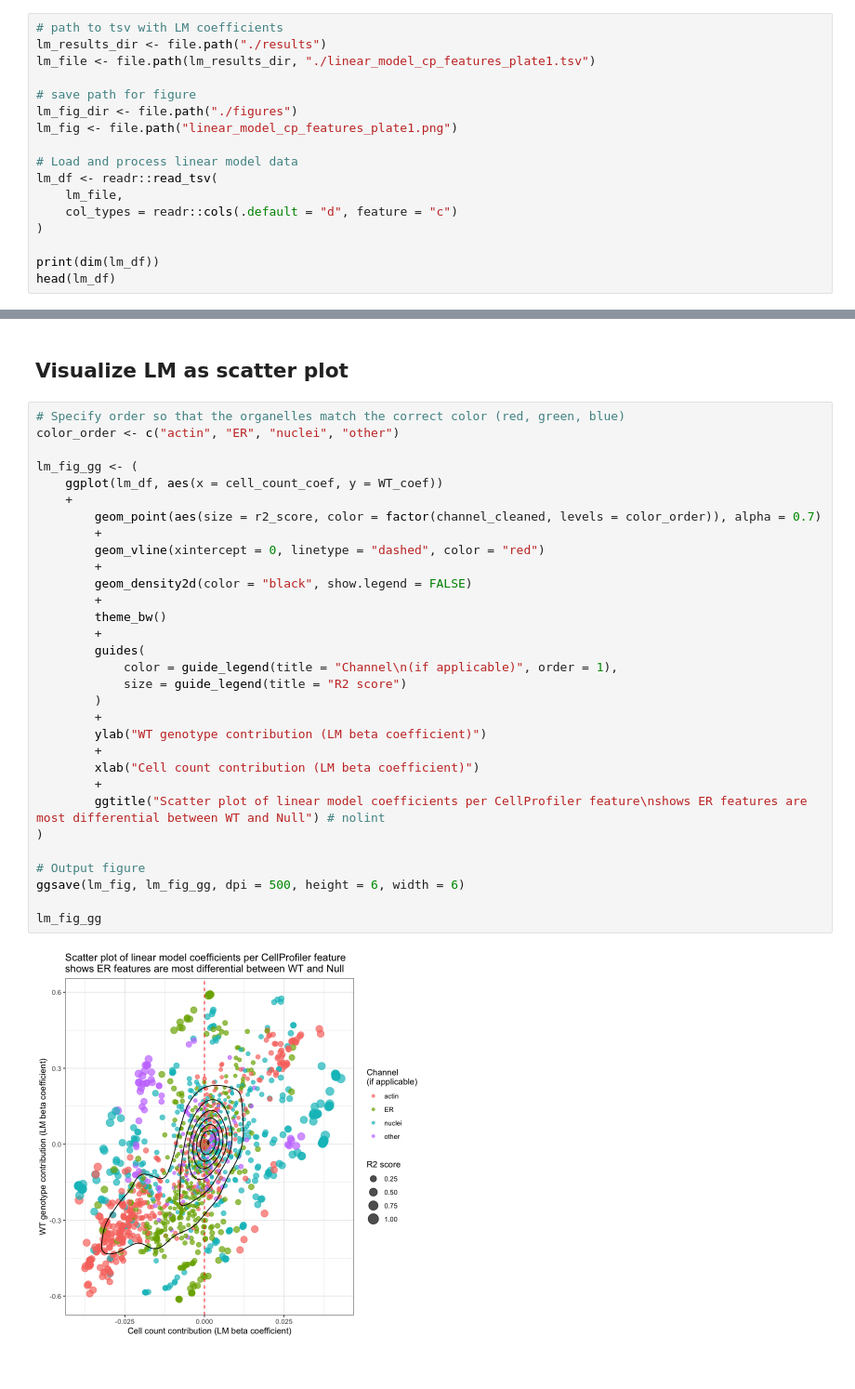
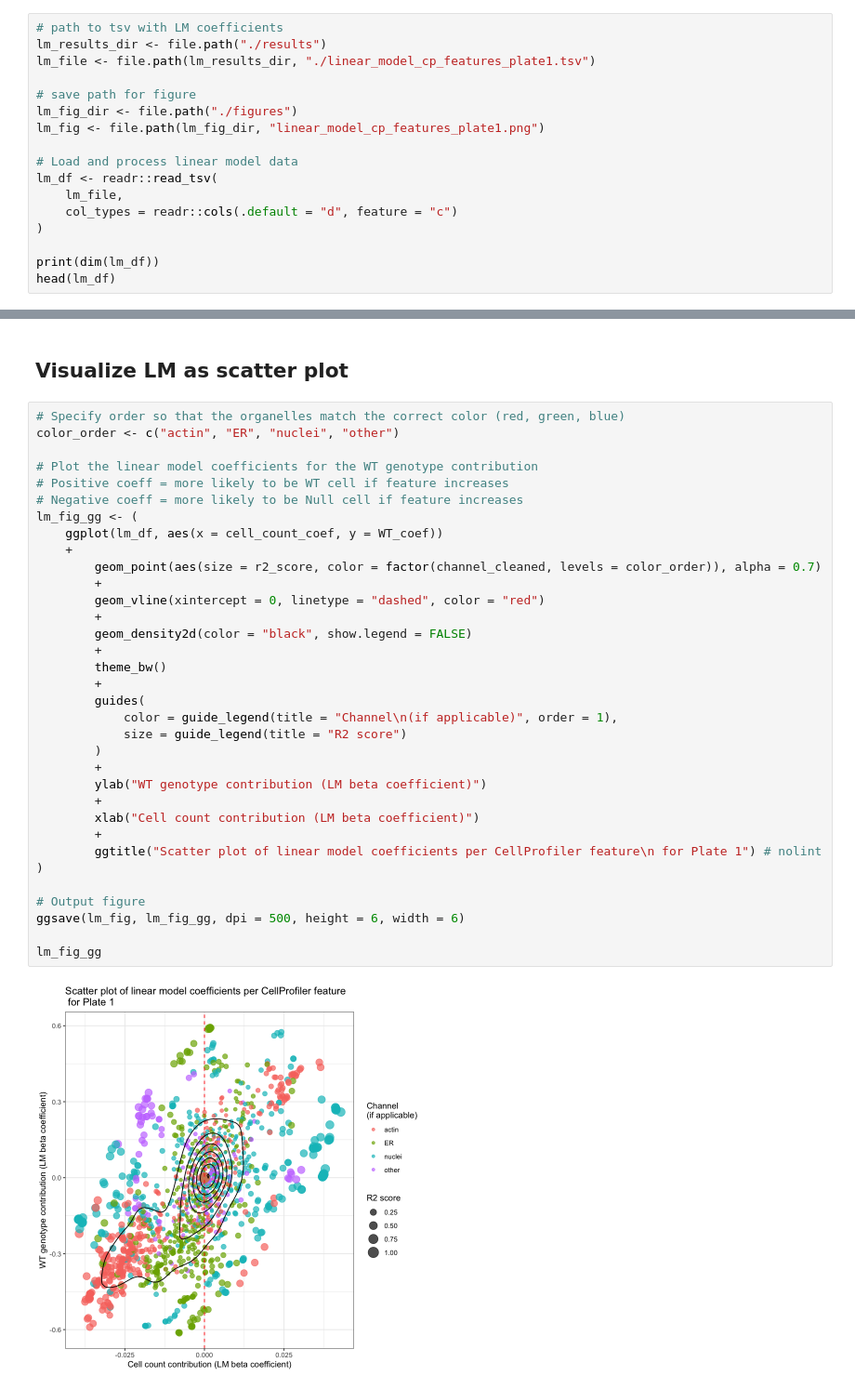
Before and after one commit to WayScience/nf1_schwann_cell_painting_data, a Jupyter notebook: 4.analyze_data/notebooks/linear_model/1.visualize_lm.ipynb, the cells around one changed output, grey strips where cells are left out. Shown: that part at 93% size. Cells and saved outputs as stored; diff of their text form.

```diff
--- a/4.analyze_data/notebooks/linear_model/1.visualize_lm.ipynb
+++ b/4.analyze_data/notebooks/linear_model/1.visualize_lm.ipynb
@@ -17,7 +17,7 @@ lm_file <- file.path(lm_results_dir, "./linear_model_cp_features_plate1.tsv")
 
 # save path for figure
 lm_fig_dir <- file.path("./figures")
-lm_fig <- file.path("linear_model_cp_features_plate1.png")
+lm_fig <- file.path(lm_fig_dir, "linear_model_cp_features_plate1.png")
 
 # Load and process linear model data
 lm_df <- readr::read_tsv(
@@ -100,32 +100,35 @@ A tibble: 10 × 12
 # Specify order so that the organelles match the correct color (red, green, blue)
 color_order <- c("actin", "ER", "nuclei", "other")
 
+# Plot the linear model coefficients for the WT genotype contribution
+# Positive coeff = more likely to be WT cell if feature increases
+# Negative coeff = more likely to be Null cell if feature increases
 lm_fig_gg <- (
     ggplot(lm_df, aes(x = cell_count_coef, y = WT_coef))
     +
         geom_point(aes(size = r2_score, color = factor(channel_cleaned, levels = color_order)), alpha = 0.7)
         +
         geom_vline(xintercept = 0, linetype = "dashed", color = "red")
         +
         geom_density2d(color = "black", show.legend = FALSE)
         +
         theme_bw()
         +
         guides(
             color = guide_legend(title = "Channel\n(if applicable)", order = 1),
             size = guide_legend(title = "R2 score")
         )
         +
         ylab("WT genotype contribution (LM beta coefficient)")
         +
         xlab("Cell count contribution (LM beta coefficient)")
         +
-        ggtitle("Scatter plot of linear model coefficients per CellProfiler feature\nshows ER features are most differential between WT and Null") # nolint
+        ggtitle("Scatter plot of linear model coefficients per CellProfiler feature\n for Plate 1") # nolint
 )
 
 # Output figure
 ggsave(lm_fig, lm_fig_gg, dpi = 500, height = 6, width = 6)
 
 lm_fig_gg
 # %% [output]
-[figure, old version]
+[figure, new version]
```
Also changed, not shown: 1 other file.
